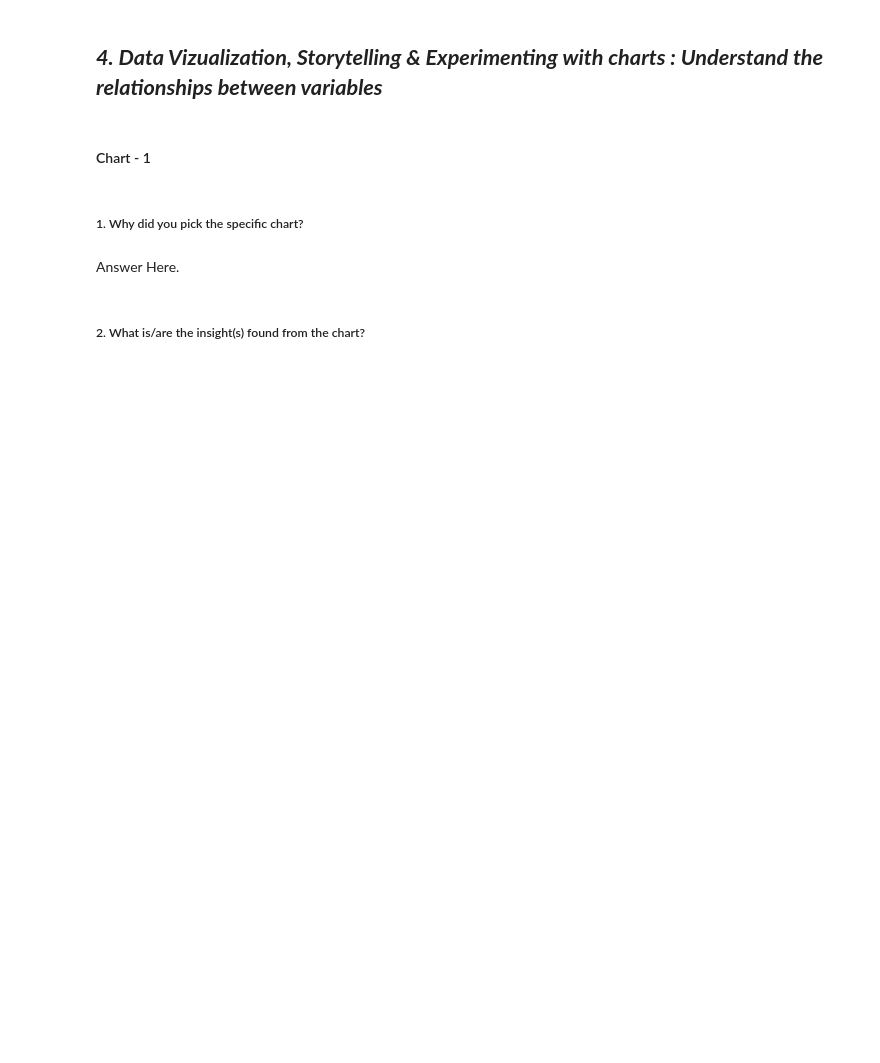
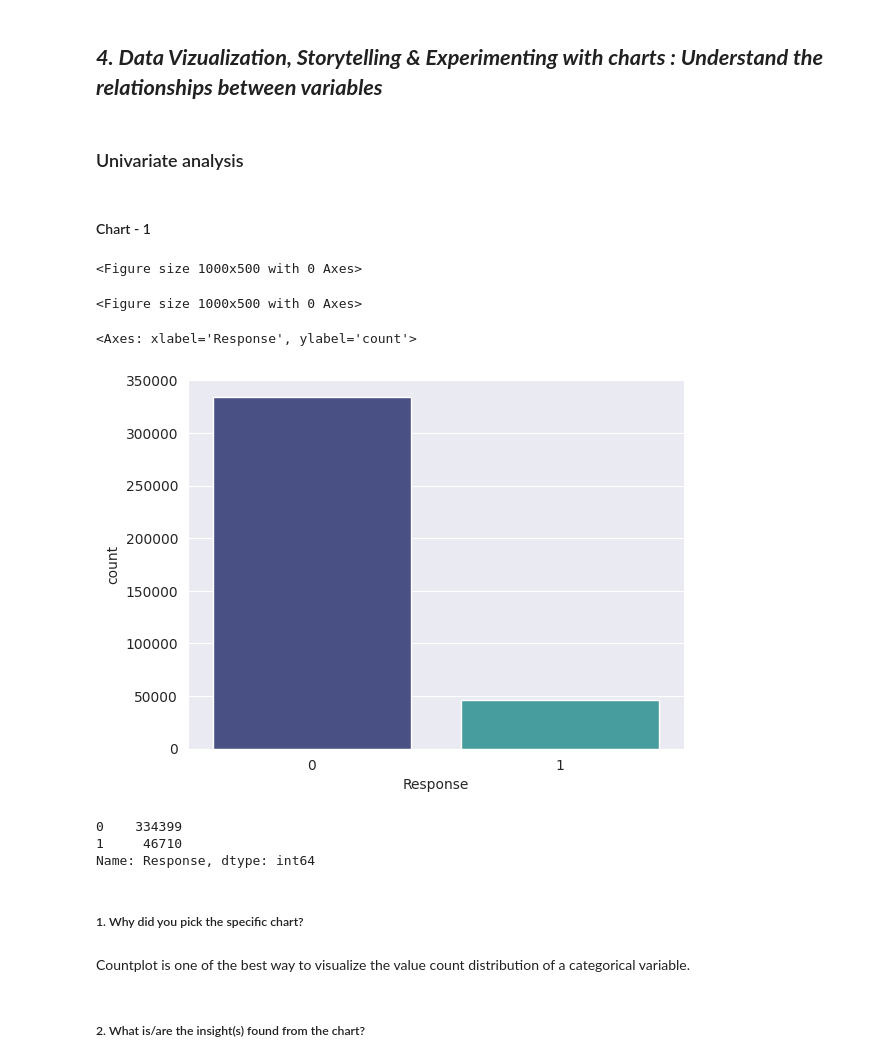
Before and after one commit to sharath199324/almabetter_projects, a Jupyter notebook: Almabetter_Health_Insurance_Cross_Sell_Prediction.ipynb, the cells around one changed output. Drawn from its saved outputs; the diff is of its cells as text; code cells hidden in the pictures; blank space fills up the shorter version.

```diff
--- a/Almabetter_Health_Insurance_Cross_Sell_Prediction.ipynb
+++ b/Almabetter_Health_Insurance_Cross_Sell_Prediction.ipynb
@@ -153,2 +330,10 @@ Answer Here
+# %%
+# Write your code to make your dataset analysis ready.
+
+# Copying the dataset for backup
+df_copy = df.copy()
+
+# We can drop the 'id' column as it is not much of use for us
+df.drop(['id'],axis=1, inplace=True)
 # %% [markdown]
 ### What all manipulations have you done and insights you found?
@@ -156,0 +342,5 @@ Answer Here.
+# %%
+# Converting 'Driving_License' & 'Previously_Insured' from 1,0 to Yes and No.
+
+df['Driving_License'] = df['Driving_License'].apply(lambda x: 'Yes' if x==1 else "No")
+df['Previously_Insured']=df['Previously_Insured'].apply(lambda x: 'Yes' if x==1 else "No")
@@ -156,0 +356,6 @@ Answer Here.
+# %%
+# Coverting 'Region_Code'	, 'Annual_Premium' &	'Policy_Sales_Channel' from float to int datatype to save space.
+
+df['Region_Code']=df.Region_Code.astype(int)
+df['Annual_Premium']=df.Annual_Premium.astype(int)
+df['Policy_Sales_Channel']=df.Policy_Sales_Channel.astype(int)
@@ -157,12 +395,33 @@ Answer Here.
 # %% [markdown]
 ## ***4. Data Vizualization, Storytelling & Experimenting with charts : Understand the relationships between variables***
+# %% [markdown]
+### Univariate analysis
 # %% [markdown]
 #### Chart - 1
 # %%
 # Chart - 1 visualization code
+
+sns.set_style('darkgrid')
+plt.figure(figsize=(10, 5))
+# %% [output]
+<Figure size 1000x500 with 0 Axes>
+<Figure size 1000x500 with 0 Axes>
+# %%
+# Plotting a countplot for categorical variable- 'Response'
+
+sns.countplot(x=df['Response'], data=df, palette='mako')
+# %% [output]
+<Axes: xlabel='Response', ylabel='count'>
+[figure, added]
+# %%
+df['Response'].value_counts()
+# %% [output]
+0    334399
+1     46710
+Name: Response, dtype: int64
 # %% [markdown]
 ##### 1. Why did you pick the specific chart?
-# %% [markdown]
-Answer Here.
+# %% [markdown]
+Countplot is one of the best way to visualize the value count distribution of a categorical variable.
 # %% [markdown]
 ##### 2. What is/are the insight(s) found from the chart?
```
Also changed, not shown: parts of 337 cells of this notebook.
